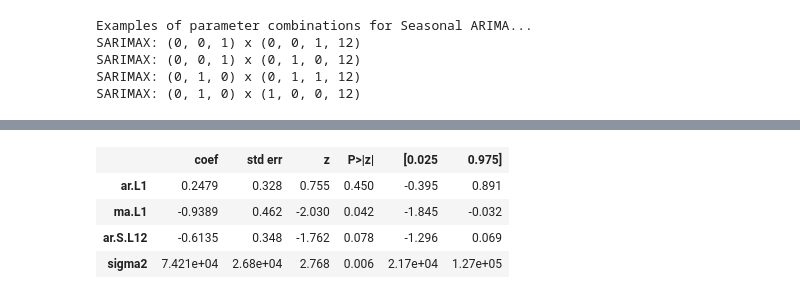
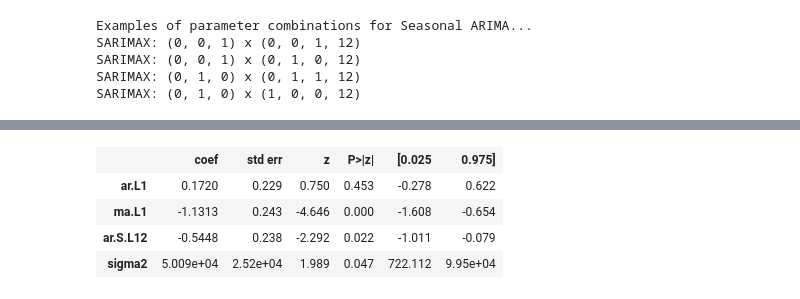
Before and after one commit to Chirag529/TimeSeries, a Jupyter notebook: analysis.ipynb, the cells around one changed output, grey strips where cells are left out. Cells and saved outputs as stored; diff of their text form; code cells hidden in the pictures.

```diff
--- a/analysis.ipynb
+++ b/analysis.ipynb
@@ -396,17 +387,19 @@ ARIMA(1, 1, 1)x(1, 0, 1, 12)12 - AIC:517.0621341893284
 ARIMA(1, 1, 1)x(1, 1, 0, 12)12 - AIC:318.20664790843705
 ARIMA(1, 1, 1)x(1, 1, 1, 12)12 - AIC:305.34851567612856
 # %%
-mod = sm.tsa.statespace.SARIMAX(monthly_mean_sales,
-                                order=(1, 1, 1),
-                                seasonal_order=(1, 1, 0, 12),
-                                enforce_stationarity=False,
-                                enforce_invertibility=False)
+mod = sm.tsa.statespace.SARIMAX(
+    monthly_mean_sales,
+    order=(1, 1, 1),
+    seasonal_order=(1, 1, 0, 12),
+    # enforce_stationarity=False,
+    enforce_invertibility=False,
+)
 results = mod.fit()
 results.summary().tables[1]
 # %% [output]
 |  | coef | std err | z | P>|z| | [0.025 | 0.975] |
-| ar.L1 | 0.2479 | 0.328 | 0.755 | 0.450 | -0.395 | 0.891 |
-| ma.L1 | -0.9389 | 0.462 | -2.030 | 0.042 | -1.845 | -0.032 |
-| ar.S.L12 | -0.6135 | 0.348 | -1.762 | 0.078 | -1.296 | 0.069 |
-| sigma2 | 7.421e+04 | 2.68e+04 | 2.768 | 0.006 | 2.17e+04 | 1.27e+05 |
+| ar.L1 | 0.1720 | 0.229 | 0.750 | 0.453 | -0.278 | 0.622 |
+| ma.L1 | -1.1313 | 0.243 | -4.646 | 0.000 | -1.608 | -0.654 |
+| ar.S.L12 | -0.5448 | 0.238 | -2.292 | 0.022 | -1.011 | -0.079 |
+| sigma2 | 5.009e+04 | 2.52e+04 | 1.989 | 0.047 | 722.112 | 9.95e+04 |
 # %%
```
Also changed, not shown: parts of 4 cells of this notebook.
